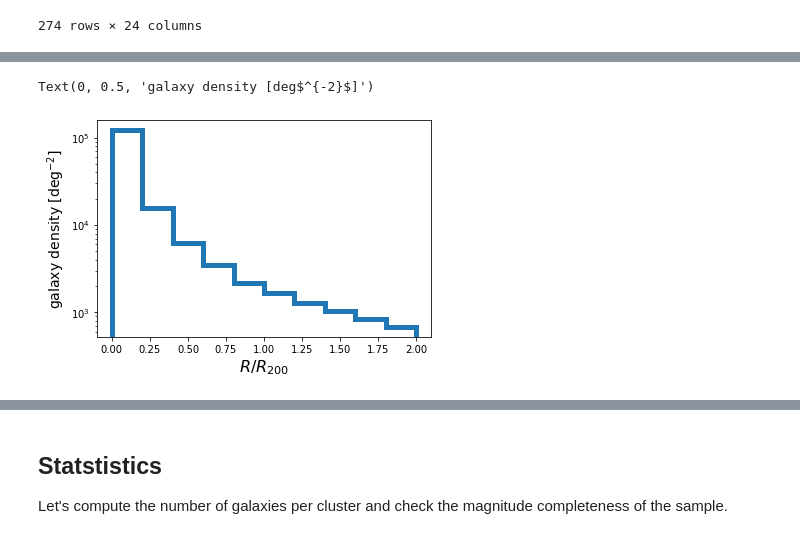
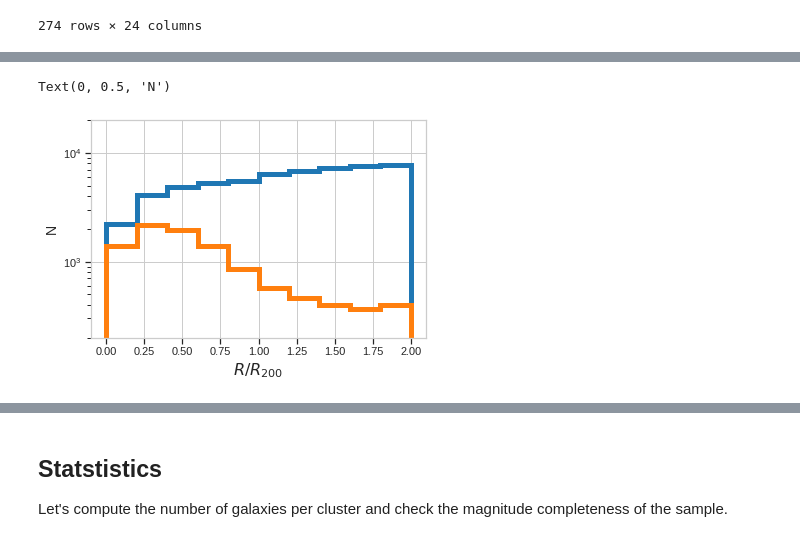
Before and after one commit to estevesjh/galaxyFormation, a Jupyter notebook: notebooks/see_input_data.ipynb, the cells around one changed output, grey strips where cells are left out. Cells and saved outputs as stored; diff of their text form; code cells hidden in the pictures.

```diff
--- a/notebooks/see_input_data.ipynb
+++ b/notebooks/see_input_data.ipynb
@@ -445,19 +375,25 @@ dec_cluster   = Cluster_data.DEC.to_numpy()
 ra_galaxy     = Galaxy_data.ra.to_numpy()
 dec_galaxy    = Galaxy_data.dec.to_numpy()
 
-rmax          = 2.*Cluster_data.R200C_DEG.to_numpy()
-id0,id1,radii = aperture_match(ra_cluster,dec_cluster,ra_galaxy,dec_galaxy,r_aper=rmax)
+rmax          = Cluster_data.R200C_DEG.to_numpy()
+id0,id1,radii = aperture_match(ra_cluster,dec_cluster,ra_galaxy,dec_galaxy,r_aper=2.2*rmax)
 # %%
-rnorm = 2*radii/rmax[id1]
+rnorm = radii/rmax[id1]
+# %%
+vlos = Galaxy_data.v_los.to_numpy()[id0]
+cut  = np.abs(vlos)<1500.
+# %%
+rlabel=r'$R/R_{200}$'
 # %%
 rbins = np.linspace(0.,2.,11)
 area  = np.pi*(rbins[1:]**2-rbins[:-1]**2)
 
-_  = plt.hist(rnorm,bins=rbins[:],weights=1/(np.pi*rnorm**2+1e-3),histtype='step',lw=5)
+_  = plt.hist(rnorm,bins=rbins[:],histtype='step',lw=5)
+_  = plt.hist(rnorm[cut],bins=rbins[:],histtype='step',lw=5)
 plt.yscale('log')
-# plt.ylim(1e3,2e6)
-plt.xlabel(r'$R/R_{200}$',fontsize=16)
-plt.ylabel(r'galaxy density [deg$^{-2}$]',fontsize=14)
+plt.ylim(2e2,2e4)
+plt.xlabel(rlabel,fontsize=16)
+plt.ylabel(r'N',fontsize=14)
 # %% [output]
-Text(0, 0.5, 'galaxy density [deg$^{-2}$]')
+Text(0, 0.5, 'N')
-[figure, old version]
+[figure, new version]
```
Also changed, not shown: parts of 50 cells of this notebook, 4 other files.
